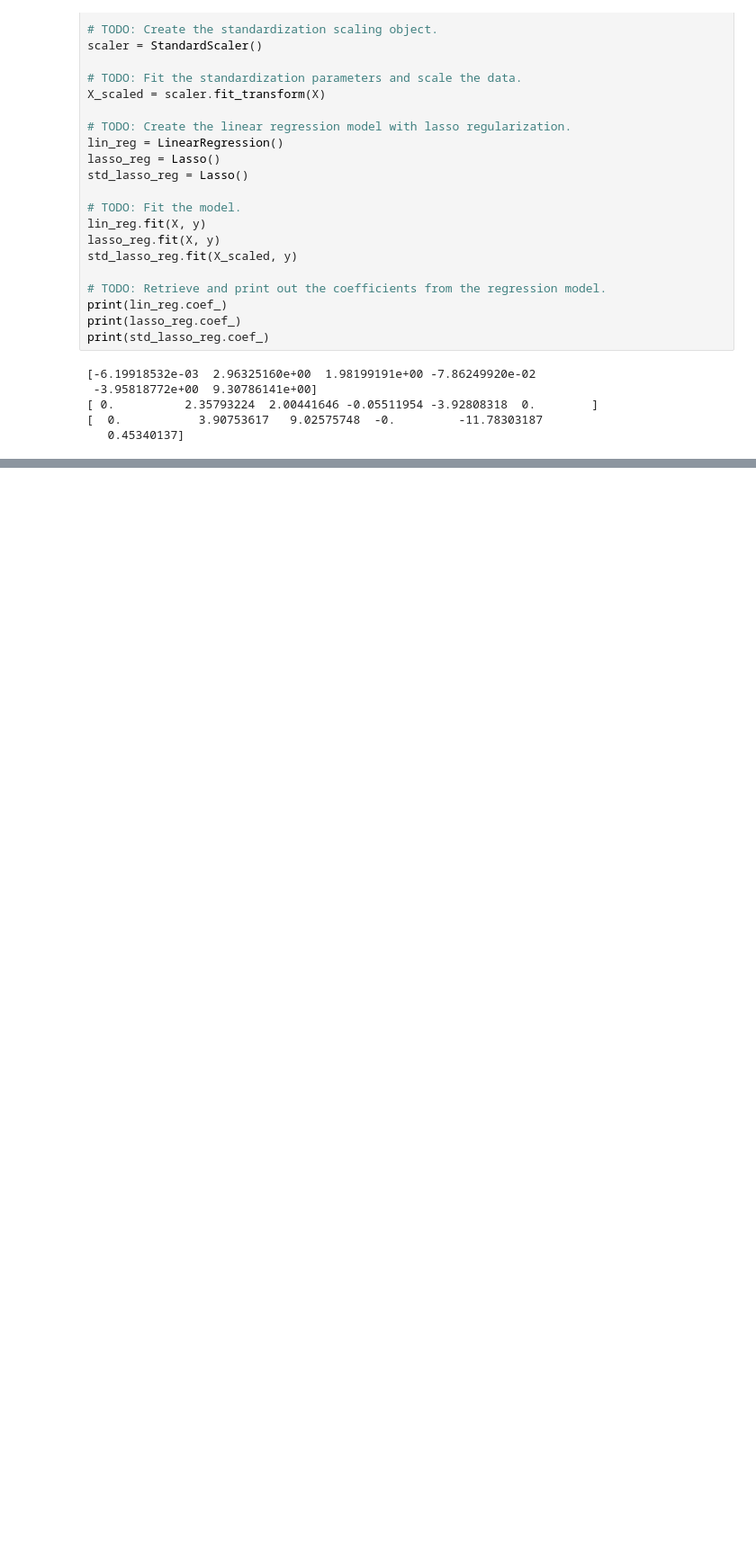
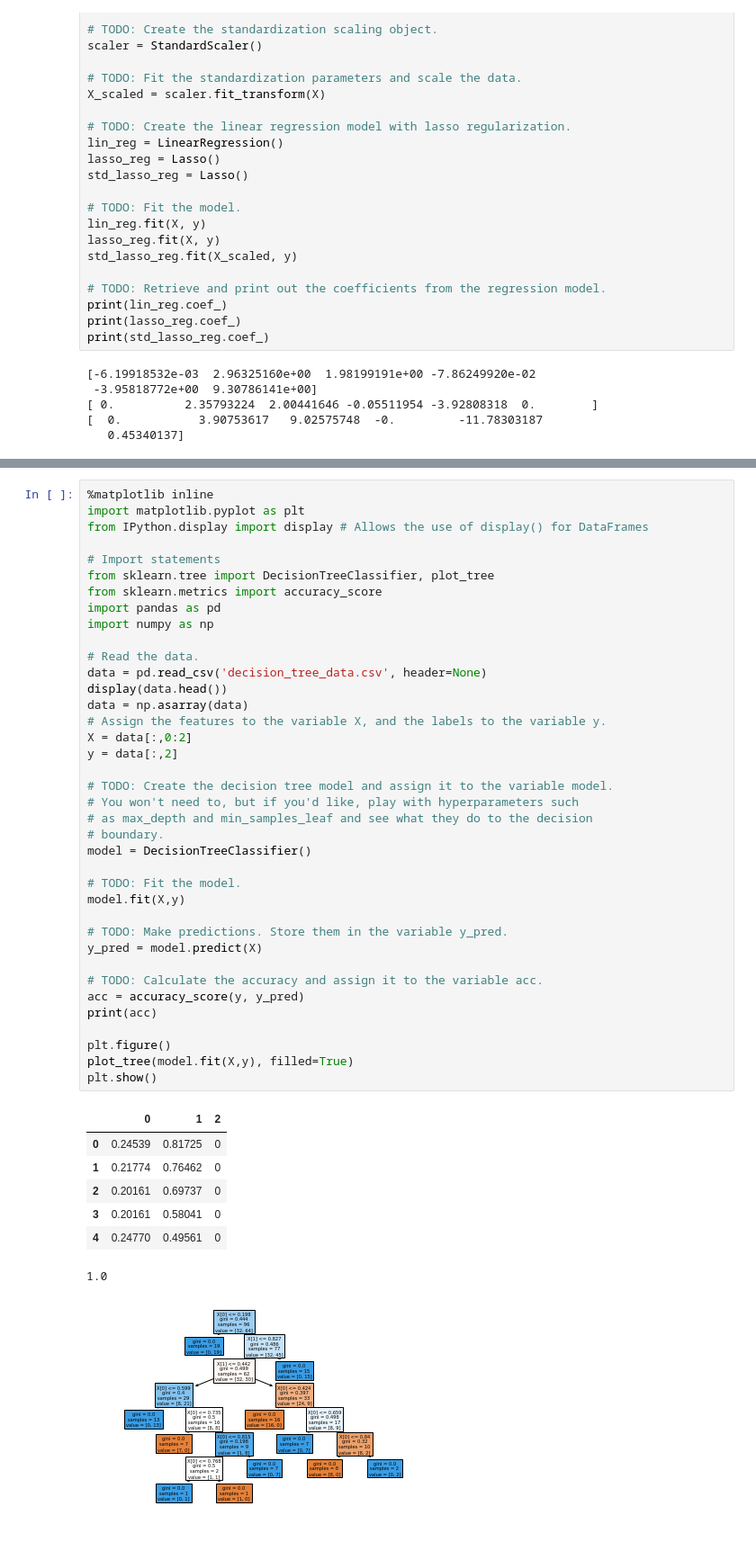
Before and after one commit to jv-k/nd230_ml_tensorflow, a Jupyter notebook: supervised.ipynb, the cells around one changed output, grey strips where cells are left out. Shown at 90% size. Saved outputs shown, nothing was run; the diff lists cells and outputs as text; blank space fills up the shorter version.

```diff
--- a/supervised.ipynb
+++ b/supervised.ipynb
@@ -300,0 +598,47 @@ print(std_lasso_reg.coef_)
+# %%
+%matplotlib inline
+import matplotlib.pyplot as plt
+from IPython.display import display # Allows the use of display() for DataFrames
+
+# Import statements
+from sklearn.tree import DecisionTreeClassifier, plot_tree
+from sklearn.metrics import accuracy_score
+import pandas as pd
+import numpy as np
+
+# Read the data.
+data = pd.read_csv('decision_tree_data.csv', header=None)
+display(data.head())
+data = np.asarray(data)
+# Assign the features to the variable X, and the labels to the variable y.
+X = data[:,0:2]
+y = data[:,2]
+
+# TODO: Create the decision tree model and assign it to the variable model.
+# You won't need to, but if you'd like, play with hyperparameters such
+# as max_depth and min_samples_leaf and see what they do to the decision
+# boundary.
+model = DecisionTreeClassifier()
+
+# TODO: Fit the model.
+model.fit(X,y)
+
+# TODO: Make predictions. Store them in the variable y_pred.
+y_pred = model.predict(X)
+
+# TODO: Calculate the accuracy and assign it to the variable acc.
+acc = accuracy_score(y, y_pred)
+print(acc)
+
+plt.figure()
+plot_tree(model.fit(X,y), filled=True)
+plt.show()
+# %% [output]
+|  | 0 | 1 | 2 |
+| 0 | 0.24539 | 0.81725 | 0 |
+| 1 | 0.21774 | 0.76462 | 0 |
+| 2 | 0.20161 | 0.69737 | 0 |
+| 3 | 0.20161 | 0.58041 | 0 |
+| 4 | 0.24770 | 0.49561 | 0 |
+1.0
+[figure, added]
```
Also changed, not shown: parts of 58 cells of this notebook, 16 other files.
